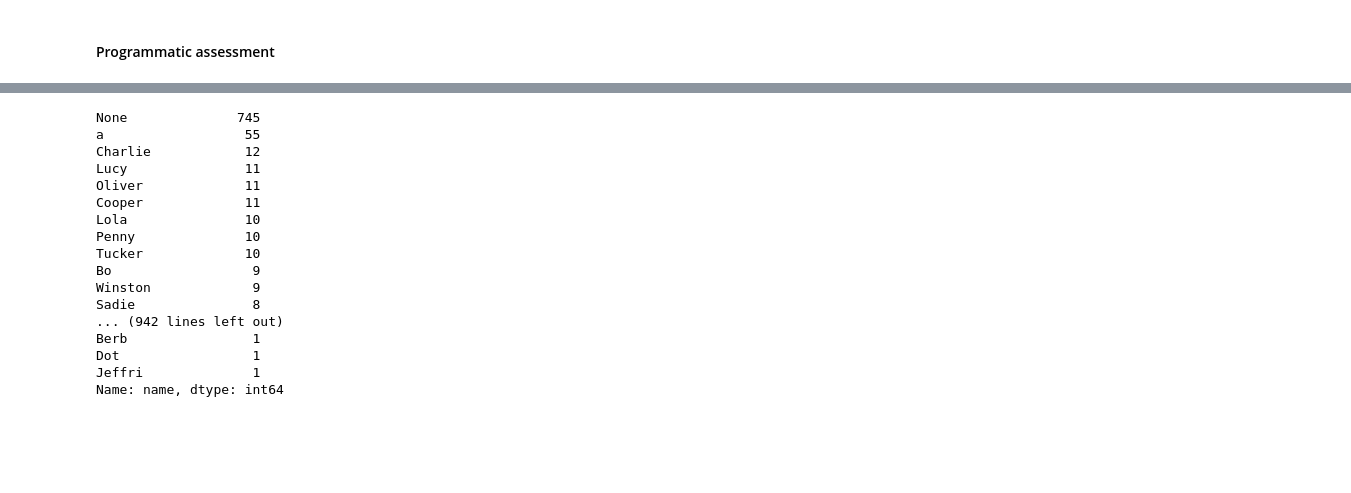
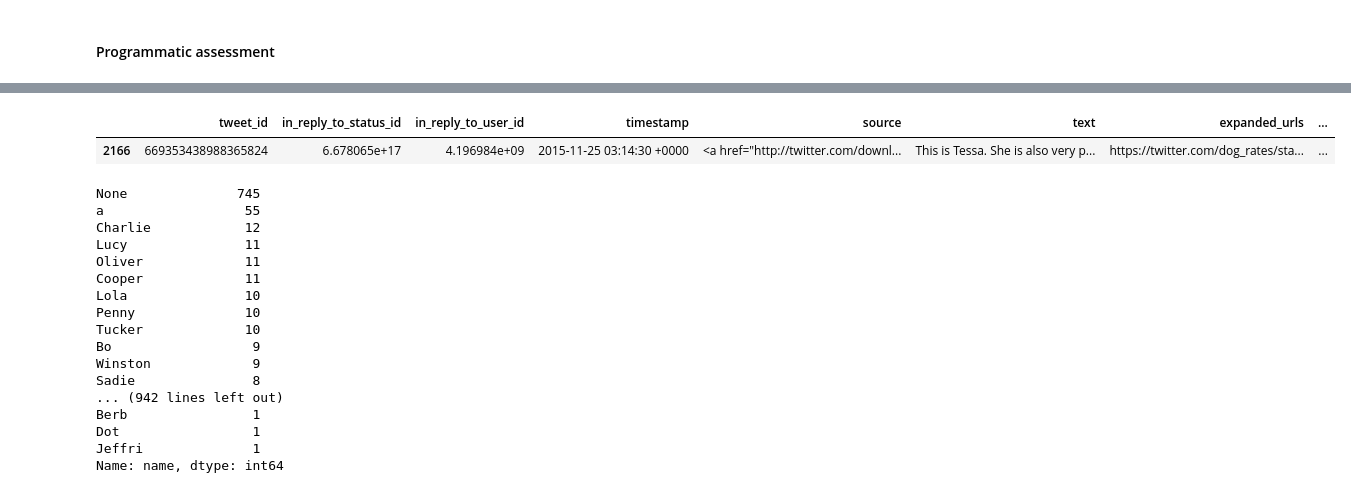
Before and after one commit to floreencia/we-rate-dogs-data-analysis, a Jupyter notebook: wrangle_act.ipynb, the cells around one changed output, grey strips where cells are left out. Saved outputs shown, nothing was run; the diff lists cells and outputs as text; code cells hidden in the pictures; blank space fills up the shorter version.

```diff
--- a/wrangle_act.ipynb
+++ b/wrangle_act.ipynb
@@ -208,3 +229,8 @@ twitter_dogs_archive[twitter_dogs_archive.in_reply_to_status_id.notna()]
+# %%
+dogs_clean.query('tweet_id == 669353438988365824')
+# %% [output]
+|  | tweet_id | in_reply_to_status_id | in_reply_to_user_id | timestamp | source | text | expanded_urls | ... |
+| 2166 | 669353438988365824 | 6.678065e+17 | 4.196984e+09 | 2015-11-25 03:14:30 +0000 | <a href="http://twitter.com/downl... | This is Tessa. She is also very p... | https://twitter.com/dog_rates/sta... | ... |
 # %%
 # assess names
 twitter_dogs_archive.name.value_counts()
```
Also changed, not shown: parts of 2 cells of this notebook.
